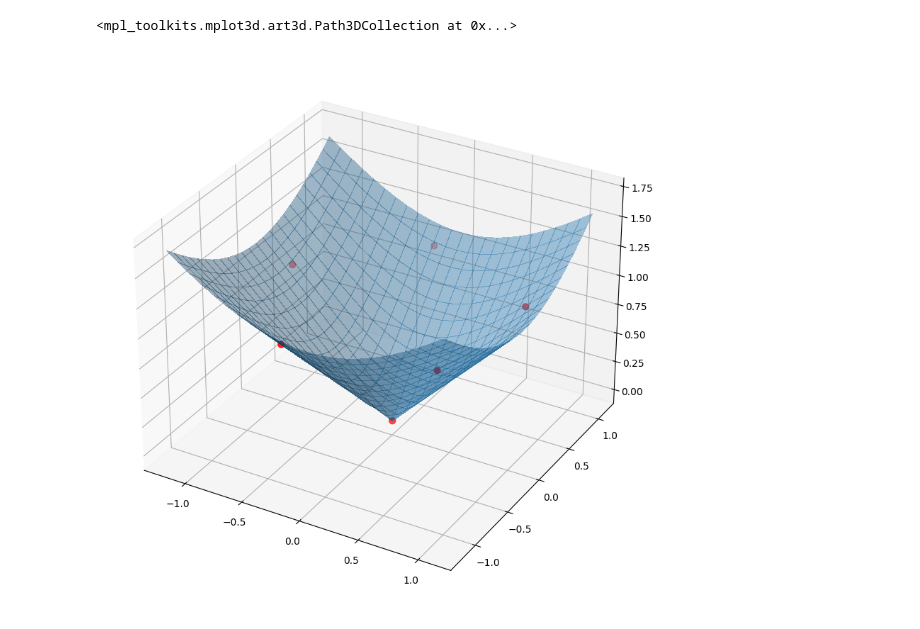
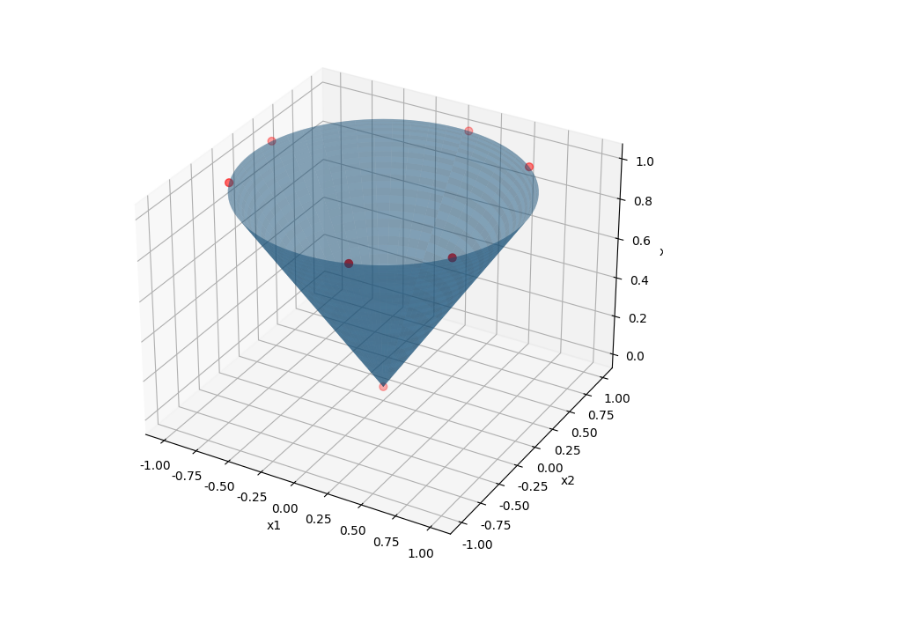
Before and after one commit to basf/doe, a Jupyter notebook: examples/nonlinear_constraints.ipynb, the cells around one changed output. Drawn from its saved outputs; the diff is of its cells as text; code cells hidden in the pictures.

Commit message:
improve plots in nonlinear_constraints.ipynb

```diff
--- a/examples/nonlinear_constraints.ipynb
+++ b/examples/nonlinear_constraints.ipynb
@@ -63,28 +64,4 @@ np.round(result,3)
-# %%
-result = result.to_numpy().T
-
-fig = plt.figure(figsize=((10,10)))
-ax = fig.add_subplot(111, projection='3d')
-
-
-# Make data.
-X = np.arange(-1.2, 1.2, 0.1)
-Y = np.arange(-1.2, 1.2, 0.1)
-X, Y = np.meshgrid(X, Y)
-R = np.sqrt(X**2 + Y**2)
-Z = R
-
-# Plot the surface.
-surf = ax.plot_surface(X, Y, Z, linewidth=0, antialiased=False, alpha=.4)
-
-ax.scatter(
-    xs=result[0],
-    ys=result[1],
-    zs=result[2],
-    marker="o",
-    s=40,
-    color="red",
-)
-# %% [output]
-<mpl_toolkits.mplot3d.art3d.Path3DCollection at 0x...>
-[figure, removed]
+# %%
+plot_results_3d(result, surface_func=lambda x1, x2: np.sqrt(x1**2 + x2**2))
+# %% [output]
+[figure, added]
```
Also changed, not shown: parts of 15 cells of this notebook.
